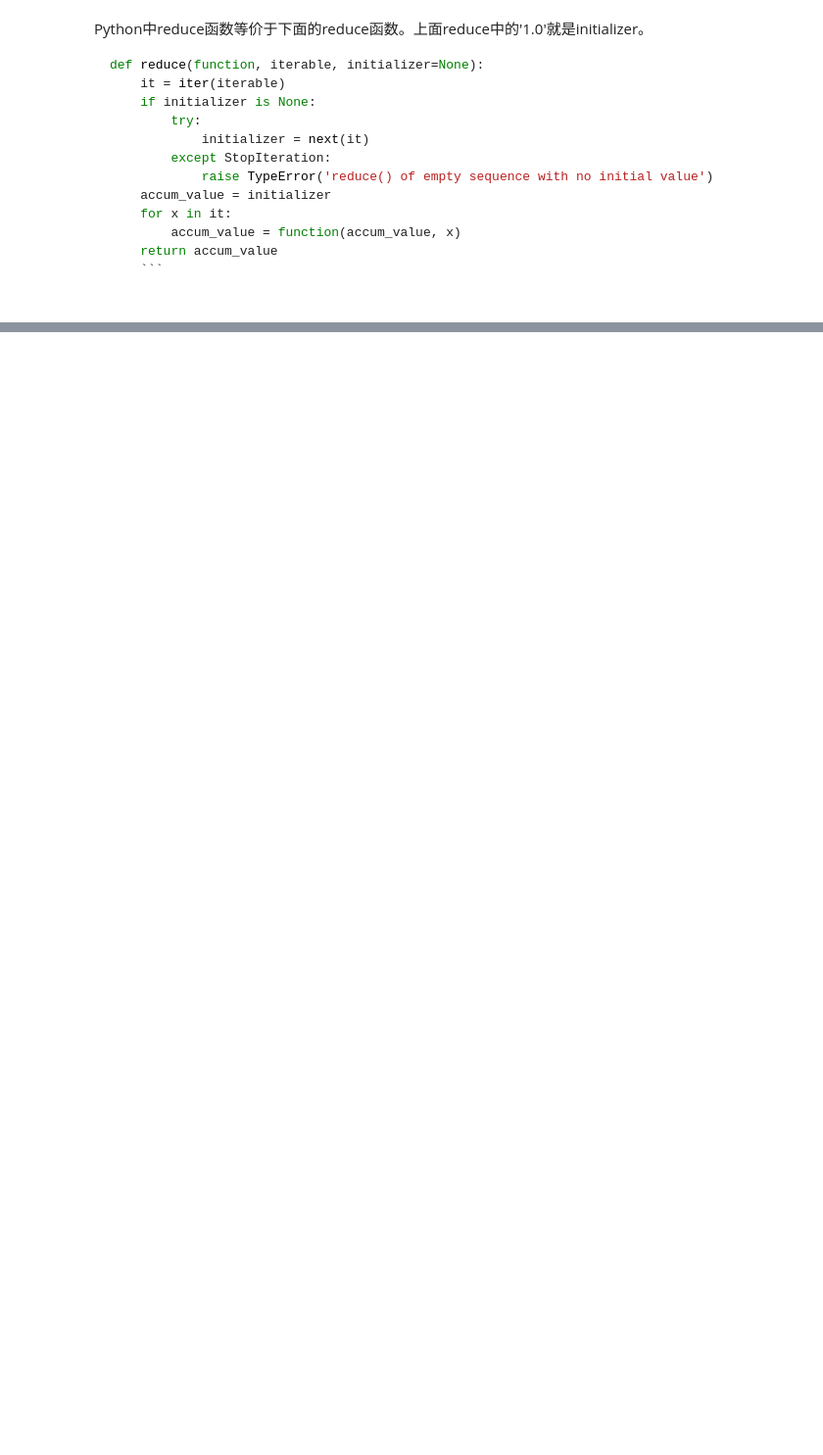
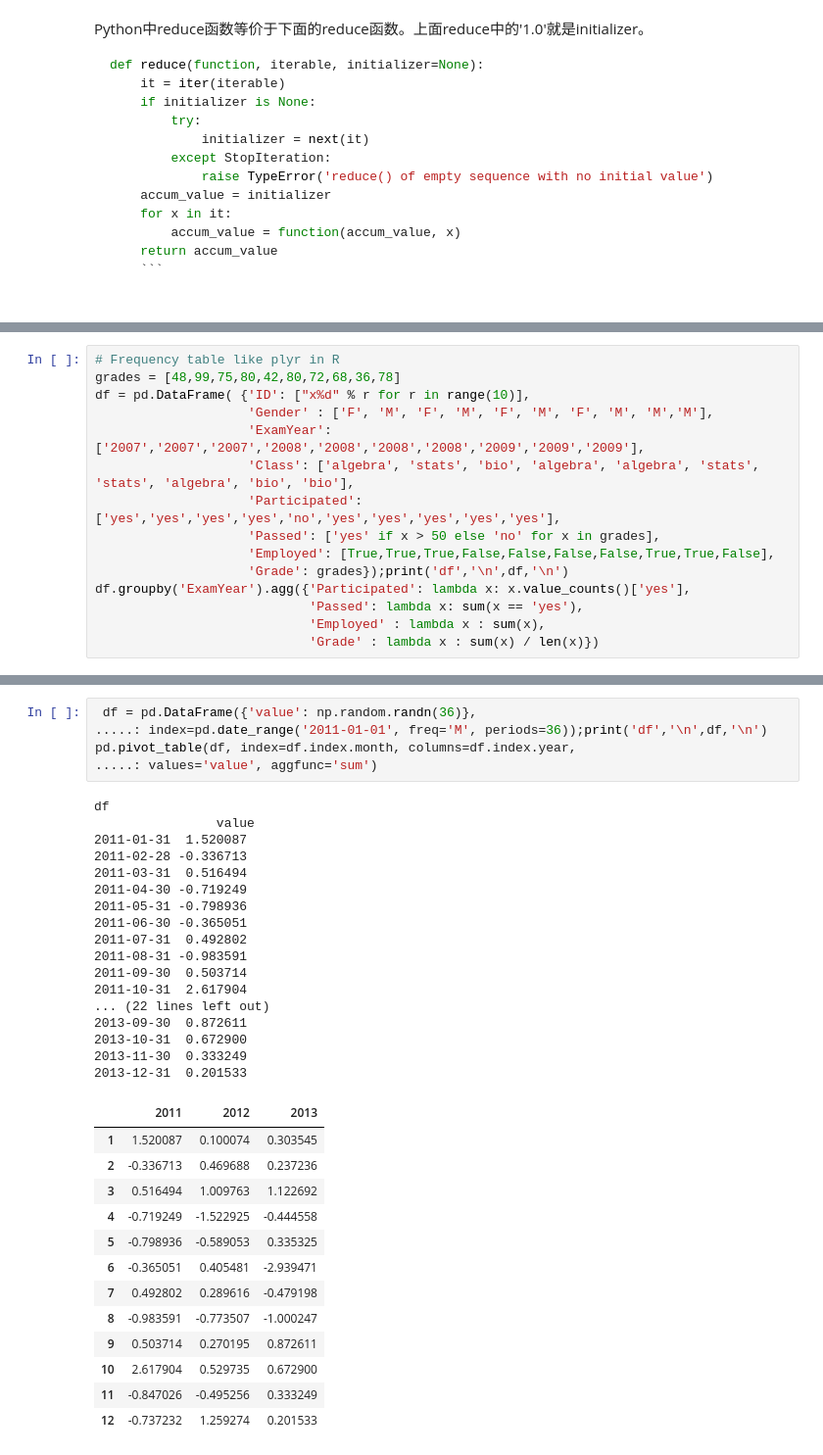
Before and after one commit to Harbes/python, a Jupyter notebook: explicit pandas.ipynb, the cells around one changed output, grey strips where cells are left out. Shown at 98% size. Cells and saved outputs as stored; diff of their text form; blank space fills up the shorter version.

```diff
--- a/explicit pandas.ipynb
+++ b/explicit pandas.ipynb
@@ -227,0 +352,15 @@ code_groups[['data']]
+# %%
+# Frequency table like plyr in R
+grades = [48,99,75,80,42,80,72,68,36,78]
+df = pd.DataFrame( {'ID': ["x%d" % r for r in range(10)],
+                    'Gender' : ['F', 'M', 'F', 'M', 'F', 'M', 'F', 'M', 'M','M'],
+                    'ExamYear': ['2007','2007','2007','2008','2008','2008','2008','2009','2009','2009'],
+                    'Class': ['algebra', 'stats', 'bio', 'algebra', 'algebra', 'stats', 'stats', 'algebra', 'bio', 'bio'],
+                    'Participated': ['yes','yes','yes','yes','no','yes','yes','yes','yes','yes'],
+                    'Passed': ['yes' if x > 50 else 'no' for x in grades],
+                    'Employed': [True,True,True,False,False,False,False,True,True,False],
+                    'Grade': grades});print('df','\n',df,'\n')
+df.groupby('ExamYear').agg({'Participated': lambda x: x.value_counts()['yes'],
+                            'Passed': lambda x: sum(x == 'yes'),
+                            'Employed' : lambda x : sum(x),
+                            'Grade' : lambda x : sum(x) / len(x)})
@@ -227,0 +385,36 @@ code_groups[['data']]
+# %%
+ df = pd.DataFrame({'value': np.random.randn(36)},
+.....: index=pd.date_range('2011-01-01', freq='M', periods=36));print('df','\n',df,'\n')
+pd.pivot_table(df, index=df.index.month, columns=df.index.year,
+.....: values='value', aggfunc='sum')
+# %% [output]
+df
+                value
+2011-01-31  1.520087
+2011-02-28 -0.336713
+2011-03-31  0.516494
+2011-04-30 -0.719249
+2011-05-31 -0.798936
+2011-06-30 -0.365051
+2011-07-31  0.492802
+2011-08-31 -0.983591
+2011-09-30  0.503714
+2011-10-31  2.617904
+... (22 lines left out)
+2013-09-30  0.872611
+2013-10-31  0.672900
+2013-11-30  0.333249
+2013-12-31  0.201533
+|  | 2011 | 2012 | 2013 |
+| 1 | 1.520087 | 0.100074 | 0.303545 |
+| 2 | -0.336713 | 0.469688 | 0.237236 |
+| 3 | 0.516494 | 1.009763 | 1.122692 |
+| 4 | -0.719249 | -1.522925 | -0.444558 |
+| 5 | -0.798936 | -0.589053 | 0.335325 |
+| 6 | -0.365051 | 0.405481 | -2.939471 |
+| 7 | 0.492802 | 0.289616 | -0.479198 |
+| 8 | -0.983591 | -0.773507 | -1.000247 |
+| 9 | 0.503714 | 0.270195 | 0.872611 |
+| 10 | 2.617904 | 0.529735 | 0.672900 |
+| 11 | -0.847026 | -0.495256 | 0.333249 |
+| 12 | -0.737232 | 1.259274 | 0.201533 |
```
Also changed, not shown: parts of 22 cells of this notebook.
